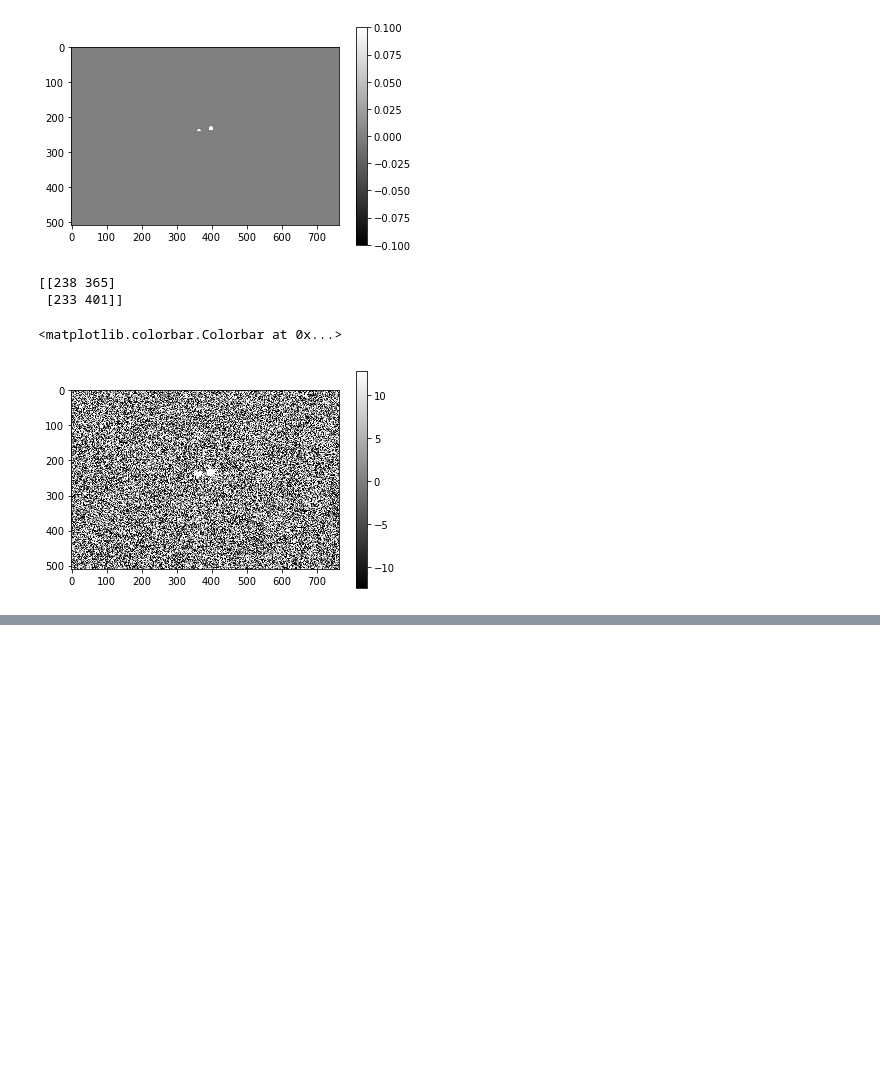
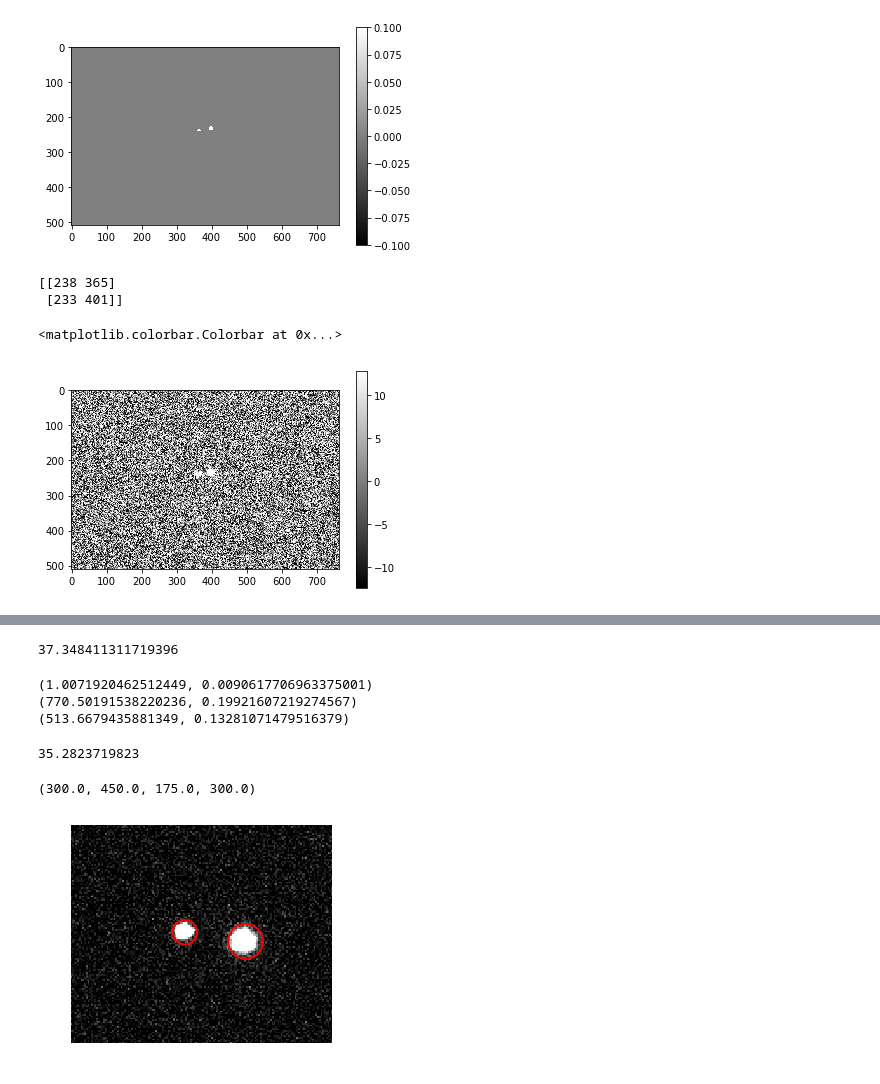
Before and after one commit to mileslucas/astro344l, a Jupyter notebook: lab2/src/lab2.ipynb, the cells around one changed output, grey strips where cells are left out. Cells and saved outputs as stored; diff of their text form; code cells hidden in the pictures; blank space fills up the shorter version.

```diff
--- a/lab2/src/lab2.ipynb
+++ b/lab2/src/lab2.ipynb
@@ -94,2 +95,10 @@ Fov: 771+-15
 # %%
 hdulist.close()
+# %%
+import scipy.stats
+data = fits.getdata('../data/science/processed/Albireo_V_tenth_001_processed.FIT')
+
+from sklearn.mixture import GaussianMixture
+
+gmm = GaussianMixture(2)
+gmm.fit(data)
@@ -95,0 +110,68 @@ hdulist.close()
+# %%
+np.mean(gmm.means_)
+# %% [output]
+37.348411311719396
+# %%
+from photutils import DAOStarFinder
+from astropy.stats import sigma_clipped_stats
+from glob import glob
+import numpy as np
+from astropy.io import fits
+
+
+filenames = glob('../data/science/processed/*V*tenth*')
+imgs = [fits.getdata(file) for file in filenames]
+
+def get_sep(img):
+    mean, median, std = sigma_clipped_stats(img, iters=5)
+    daofind = DAOStarFinder(fwhm=3.0, threshold=5.*std)
+    sources = daofind(img)
+    positions = np.array([sources['xcentroid'], sources['ycentroid']]).T
+    return np.linalg.norm(positions[0]-positions[1])
+
+seps = [get_sep(img) for img in imgs]
+
+
+def get_pscale(seps, dalpha):
+    pscales = dalpha / np.array(seps)
+    pscale = np.mean(scales)
+    pscale_std = np.std(scales)
+    return pscale, std
+
+pscale = get_pscale(seps, 35.3)
+x_len, y_len = imgs[0].T.shape
+
+
+def get_fov(pscale, std, dalpha, leng):
+    fov = leng * pscale
+    std = leng * pscale**2 / dalpha * std
+    return fov, std
+
+
+fovx = get_fov(*pscale, 35.3, x_len)
+fovy = get_fov(*pscale, 35.3, y_len)
+
+print(pscale)
+print(fovx)
+print(fovy)
+# %% [output]
+(1.0071920462512449, 0.0090617706963375001)
+(770.50191538220236, 0.19921607219274567)
+(513.6679435881349, 0.13281071479516379)
+# %%
+positions = np.array([sources['xcentroid'], sources['ycentroid']]).T
+distance = np.linalg.norm(positions[0]-positions[1])
+print(distance)
+# %% [output]
+35.2823719823
+# %%
+from photutils import CircularAperture
+apertures = [CircularAperture(position, r=(-i*3 + 10.)) for i, position in enumerate(positions)]
+plt.imshow(data, cmap='gray', origin='lower', vmin=0, vmax=100)
+[aperture.plot(color='red', lw=2) for aperture in apertures]
+plt.xlim(300, 450)
+plt.ylim(175, 300)
+plt.axis('off')
+# %% [output]
+(300.0, 450.0, 175.0, 300.0)
+[figure, added]
```
Also changed, not shown: parts of 2 cells of this notebook, 3 other files.
